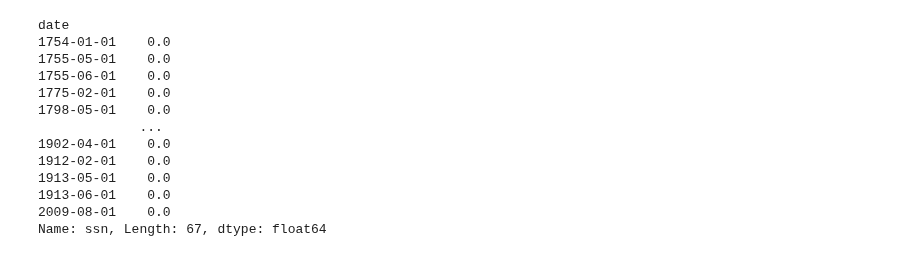
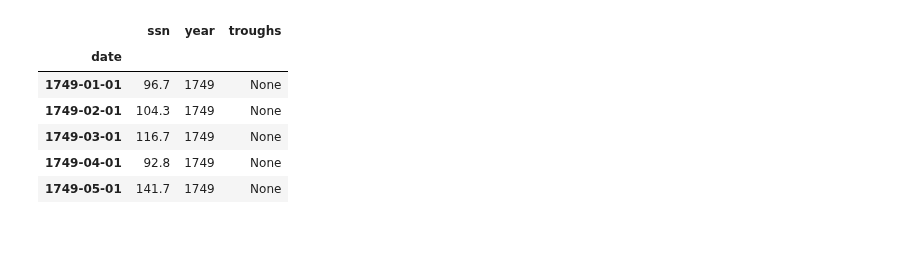
Before and after one commit to levetation/spaceweather, a Jupyter notebook: anova.ipynb, the cells around one changed output. Saved outputs shown, nothing was run; the diff lists cells and outputs as text; code cells hidden in the pictures.

```diff
--- a/anova.ipynb
+++ b/anova.ipynb
@@ -35,29 +23,22 @@ from scipy.signal import find_peaks
-# %%
-ssn = dt['ssn']
-indices = find_peaks(ssn, threshold=25)[0]
-peakYears = pd.Series([ssn.index[i] for i in indices])
-peakSSN = pd.Series([ssn[j] for j in indices])
-
-
-troffs = dt[(dt['ssn']==0)].index
-ss = ssn[troffs]
-print(ss)
-
-
-
-## identify wavelengths
-periods = {}
-# %% [output]
-date
-1754-01-01    0.0
-1755-05-01    0.0
-1755-06-01    0.0
-1775-02-01    0.0
-1798-05-01    0.0
-             ...
-1902-04-01    0.0
-1912-02-01    0.0
-1913-05-01    0.0
-1913-06-01    0.0
-2009-08-01    0.0
-Name: ssn, Length: 67, dtype: float64
+# %%
+# Identify the smallest ssn values
+threshold_ssn = 10
+minimum_ssn = dt[(dt['ssn']<=threshold_ssn)].drop_duplicates(subset=['year'])
+
+# Remove small values close together
+minimum_ssn['year_diff'] = minimum_ssn['year'].diff()
+threshold = 5 # years
+trough_points = minimum_ssn[minimum_ssn['year_diff'] >= threshold]
+
+# Add trough years to main table
+dt['troughs'] = trough_points['year']
+dt['troughs'].fillna('None', inplace=True)
+dt.head()
+# %% [output]
+|  | ssn | year | troughs |
+| date |  |  |  |
+| 1749-01-01 | 96.7 | 1749 | None |
+| 1749-02-01 | 104.3 | 1749 | None |
+| 1749-03-01 | 116.7 | 1749 | None |
+| 1749-04-01 | 92.8 | 1749 | None |
+| 1749-05-01 | 141.7 | 1749 | None |
```
Also changed, not shown: parts of 5 cells of this notebook.
